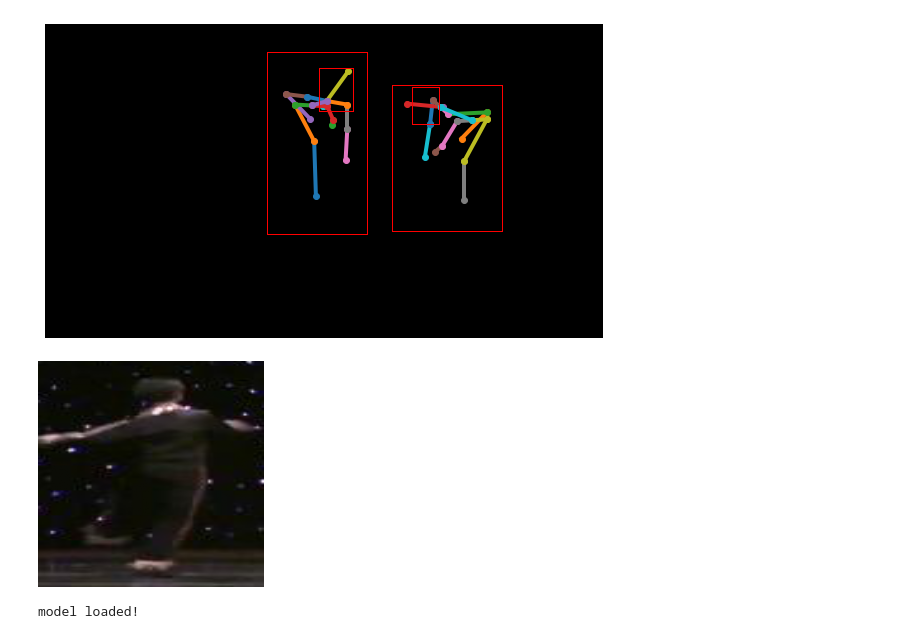
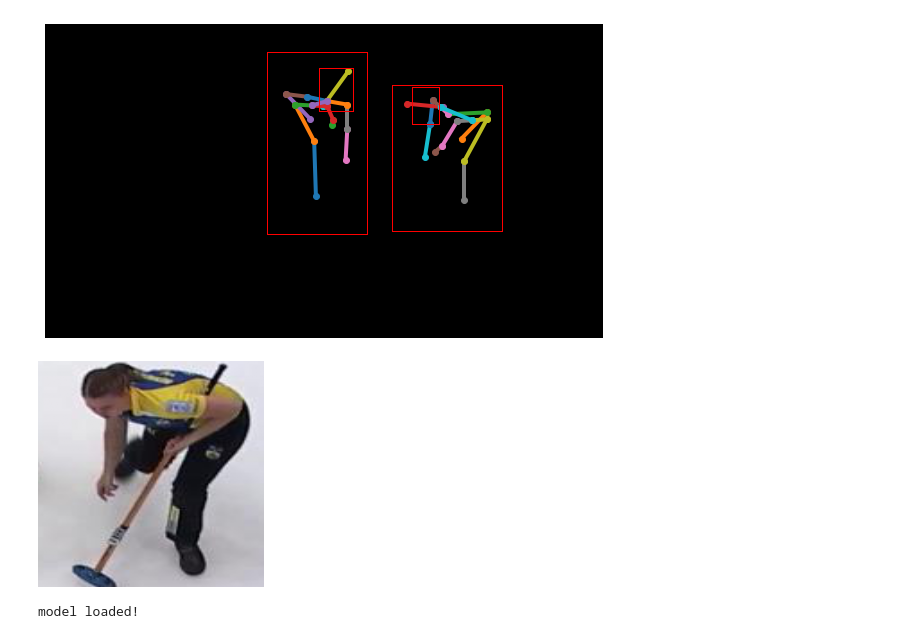
Before and after one commit to antduru/PoseDetection, a Jupyter notebook: graph_producer.ipynb, the cells around one changed output. Drawn from its saved outputs; the diff is of its cells as text; code cells hidden in the pictures.

```diff
--- a/graph_producer.ipynb
+++ b/graph_producer.ipynb
@@ -10,9 +10,9 @@ presente(0)
 [figure]
 [figure]
 # %%
-what_network_sees(59, 1)
+what_network_sees(0, 1)
 # %% [output]
-[figure, old version]
+[figure, new version]
 # %%
 import torch
 import src.arch.models as models
```
Also changed, not shown: parts of 3 cells of this notebook, 5 other files.
